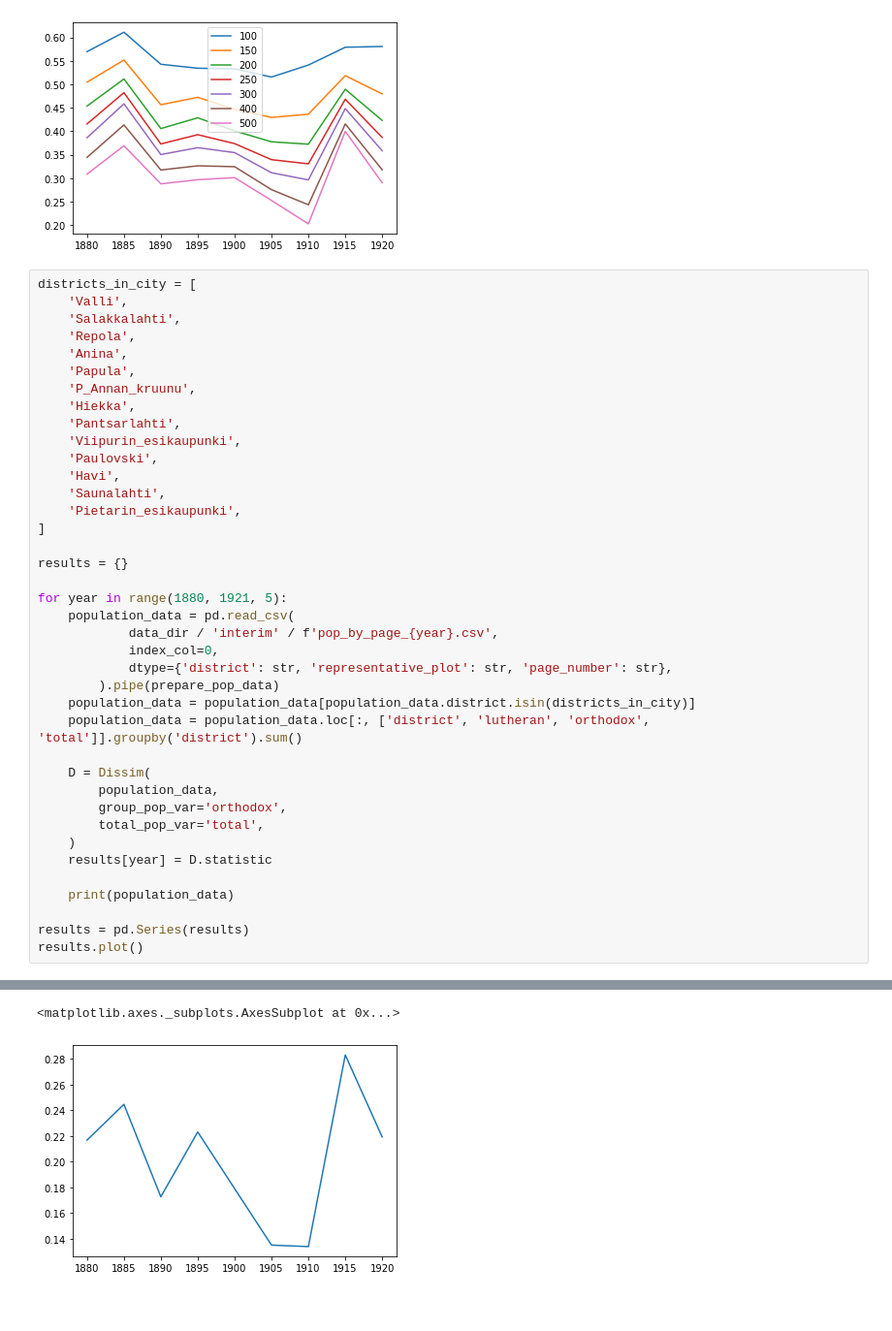
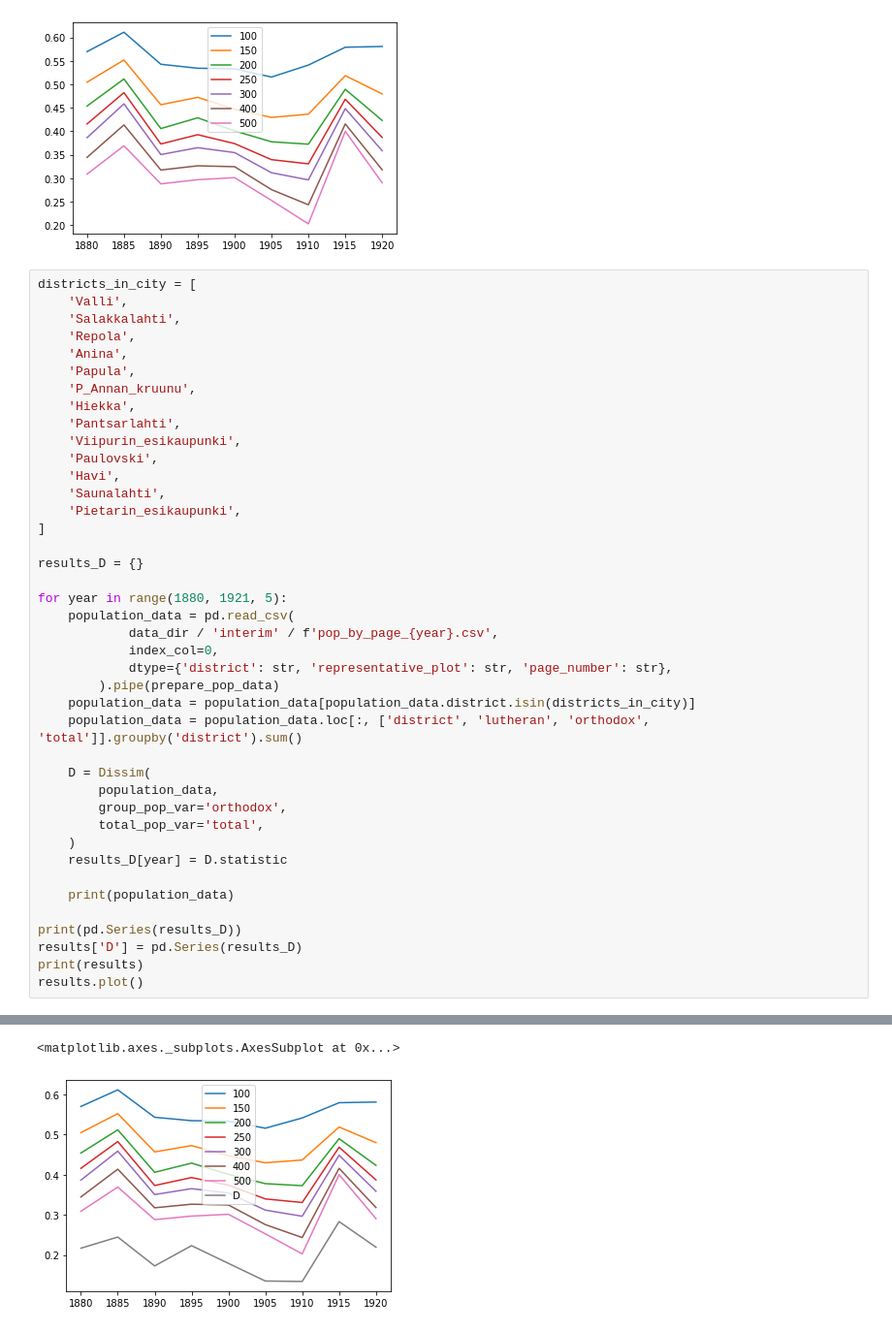
Before and after one commit to AnttiHaerkoenen/spatial_segregation, a Jupyter notebook: notebooks/segregation_change_1880-1920.ipynb, the cells around one changed output, grey strips where cells are left out. Shown at 97% size. Cells and saved outputs as stored; diff of their text form.

Commit message:
D and S in same plot

```diff
--- a/notebooks/segregation_change_1880-1920.ipynb
+++ b/notebooks/segregation_change_1880-1920.ipynb
@@ -289,7 +289,7 @@ districts_in_city = [
     'Pietarin_esikaupunki',
 ]
 
-results = {}
+results_D = {}
 
 for year in range(1880, 1921, 5):
     population_data = pd.read_csv(
@@ -305,11 +305,13 @@ for year in range(1880, 1921, 5):
         group_pop_var='orthodox',
         total_pop_var='total',
     )
-    results[year] = D.statistic
+    results_D[year] = D.statistic
 
     print(population_data)
 
-results = pd.Series(results)
+print(pd.Series(results_D))
+results['D'] = pd.Series(results_D)
+print(results)
 results.plot()
 # %% [output]
                       lutheran  orthodox  total
@@ -332,2 +334,2 @@ Viipurin_esikaupunki      1398        41   1444
 <matplotlib.axes._subplots.AxesSubplot at 0x...>
-[figure, old version]
+[figure, new version]
```
Also changed, not shown: parts of 1 cell of this notebook, 1 other file.
